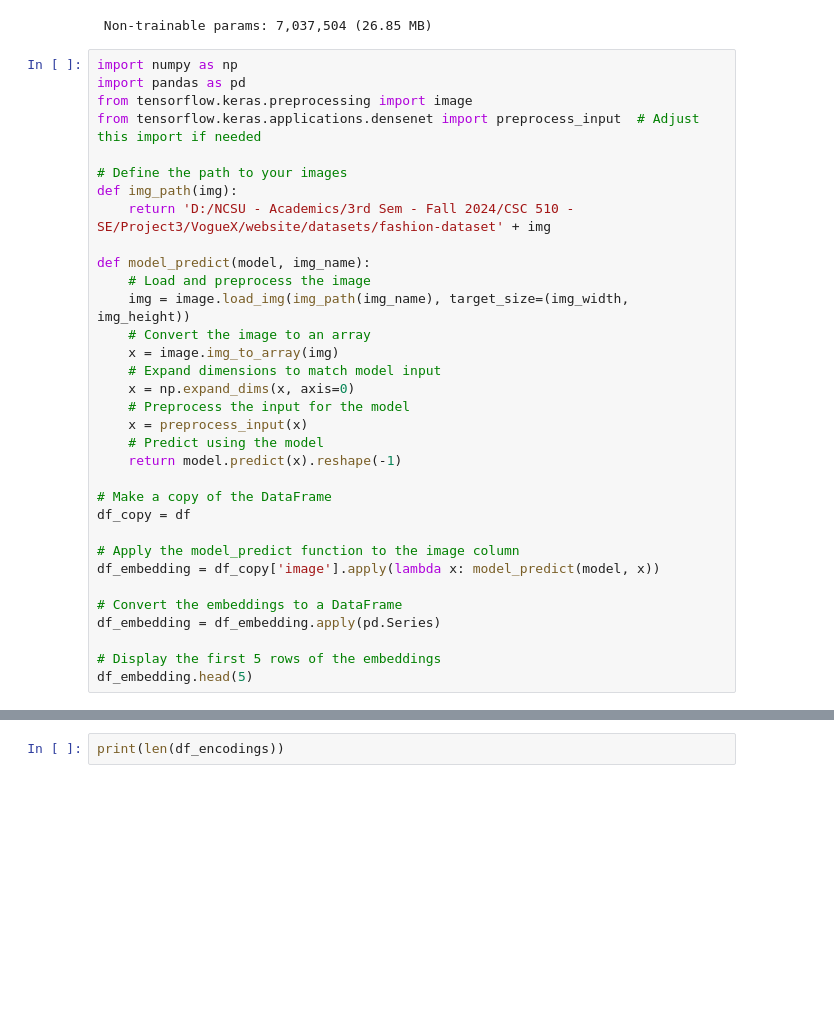
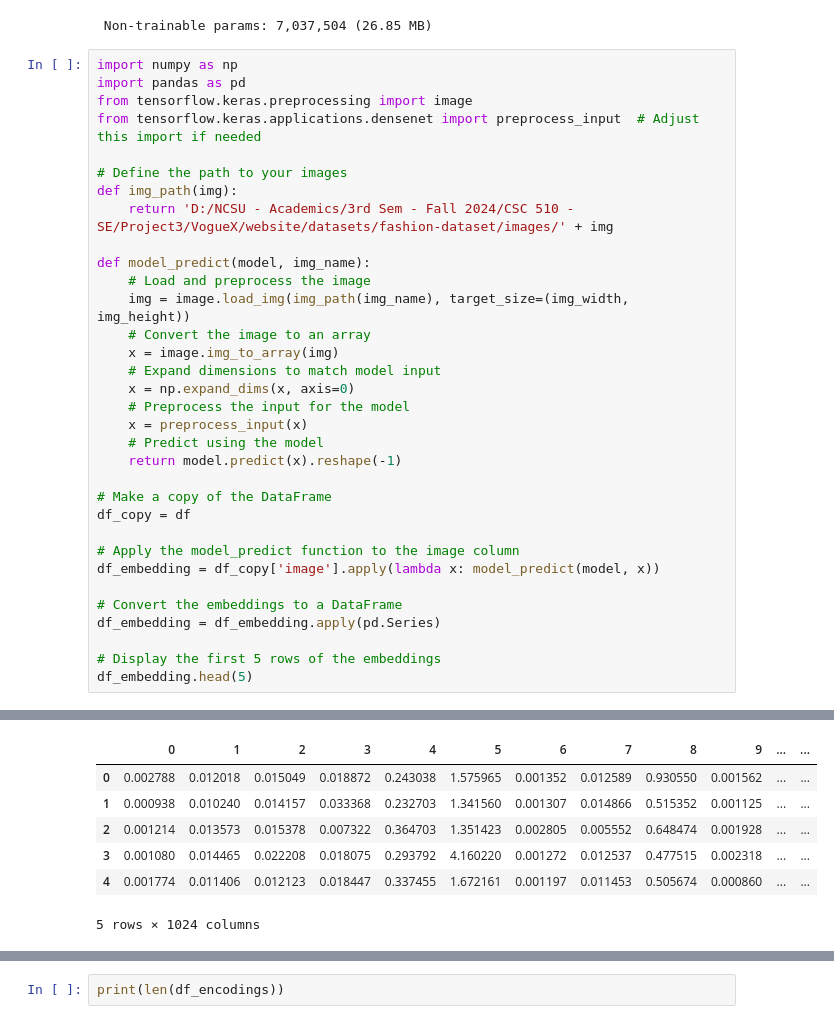
Before and after one commit to GokulPrakashRamesh/VogueX, a Jupyter notebook: scripts/ClothRecommenderTrainer.ipynb, the cells around one changed output, grey strips where cells are left out. Saved outputs shown, nothing was run; the diff lists cells and outputs as text; blank space fills up the shorter version.

```diff
--- a/scripts/ClothRecommenderTrainer.ipynb
+++ b/scripts/ClothRecommenderTrainer.ipynb
@@ -127,7 +127,7 @@ from tensorflow.keras.applications.densenet import preprocess_input  # Adjust th
 
 # Define the path to your images
 def img_path(img):
-    return 'D:/NCSU - Academics/3rd Sem - Fall 2024/CSC 510 - SE/Project3/VogueX/website/datasets/fashion-dataset' + img
+    return 'D:/NCSU - Academics/3rd Sem - Fall 2024/CSC 510 - SE/Project3/VogueX/website/datasets/fashion-dataset/images/' + img
 
 def model_predict(model, img_name):
     # Load and preprocess the image
@@ -157,3 +173,10 @@ FileNotFoundError: [Errno 2] No such file or directory: '/content/fashion-produc
+|  | 0 | 1 | 2 | 3 | 4 | 5 | 6 | 7 | 8 | 9 | ... | ... |
+| 0 | 0.002788 | 0.012018 | 0.015049 | 0.018872 | 0.243038 | 1.575965 | 0.001352 | 0.012589 | 0.930550 | 0.001562 | ... | ... |
+| 1 | 0.000938 | 0.010240 | 0.014157 | 0.033368 | 0.232703 | 1.341560 | 0.001307 | 0.014866 | 0.515352 | 0.001125 | ... | ... |
+| 2 | 0.001214 | 0.013573 | 0.015378 | 0.007322 | 0.364703 | 1.351423 | 0.002805 | 0.005552 | 0.648474 | 0.001928 | ... | ... |
+| 3 | 0.001080 | 0.014465 | 0.022208 | 0.018075 | 0.293792 | 4.160220 | 0.001272 | 0.012537 | 0.477515 | 0.002318 | ... | ... |
+| 4 | 0.001774 | 0.011406 | 0.012123 | 0.018447 | 0.337455 | 1.672161 | 0.001197 | 0.011453 | 0.505674 | 0.000860 | ... | ... |
+5 rows × 1024 columns
 # %%
 from tensorflow.keras.preprocessing import image
 from tensorflow.keras.applications.densenet import preprocess_input
```
Also changed, not shown: parts of 5 cells of this notebook, 1 other file.
